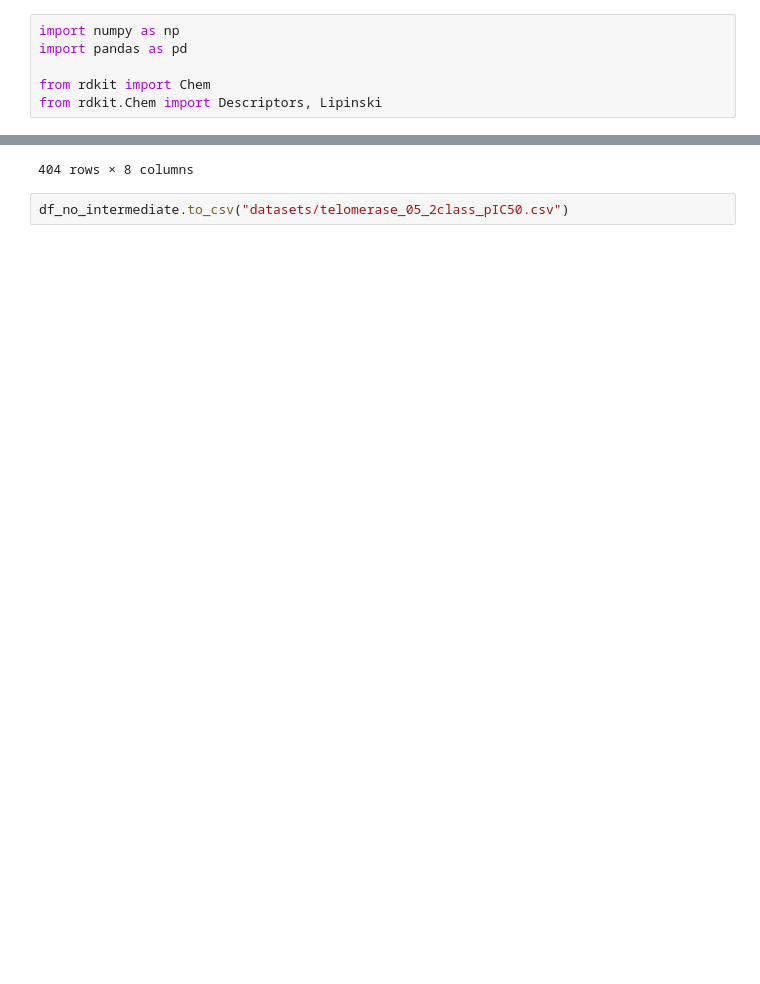
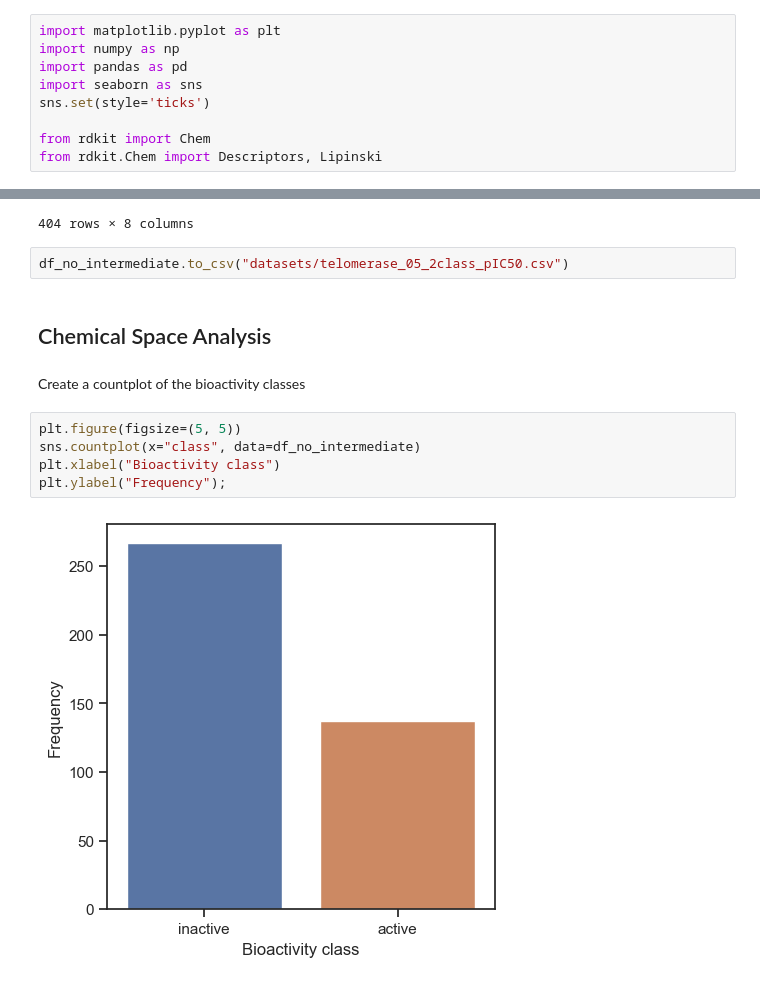
Before and after one commit to trizkynoviandy/qsar-telomerase-bioactivity, a Jupyter notebook: qsar_telomerase_part_2.ipynb, the cells around one changed output, grey strips where cells are left out. Saved outputs shown, nothing was run; the diff lists cells and outputs as text; blank space fills up the shorter version.

```diff
--- a/qsar_telomerase_part_2.ipynb
+++ b/qsar_telomerase_part_2.ipynb
@@ -3,8 +3,11 @@
 # %% [markdown]
 Import libraries
 # %%
+import matplotlib.pyplot as plt
 import numpy as np
 import pandas as pd
+import seaborn as sns
+sns.set(style='ticks')
 
 from rdkit import Chem
 from rdkit.Chem import Descriptors, Lipinski
@@ -213,3 +216,14 @@ df_no_intermediate
 404 rows × 8 columns
 # %%
 df_no_intermediate.to_csv("datasets/telomerase_05_2class_pIC50.csv")
+# %% [markdown]
+## Chemical Space Analysis
+# %% [markdown]
+Create a countplot of the bioactivity classes
+# %%
+plt.figure(figsize=(5, 5))
+sns.countplot(x="class", data=df_no_intermediate)
+plt.xlabel("Bioactivity class")
+plt.ylabel("Frequency");
+# %% [output]
+[figure, added]
```
Also changed, not shown: parts of 20 cells of this notebook.
